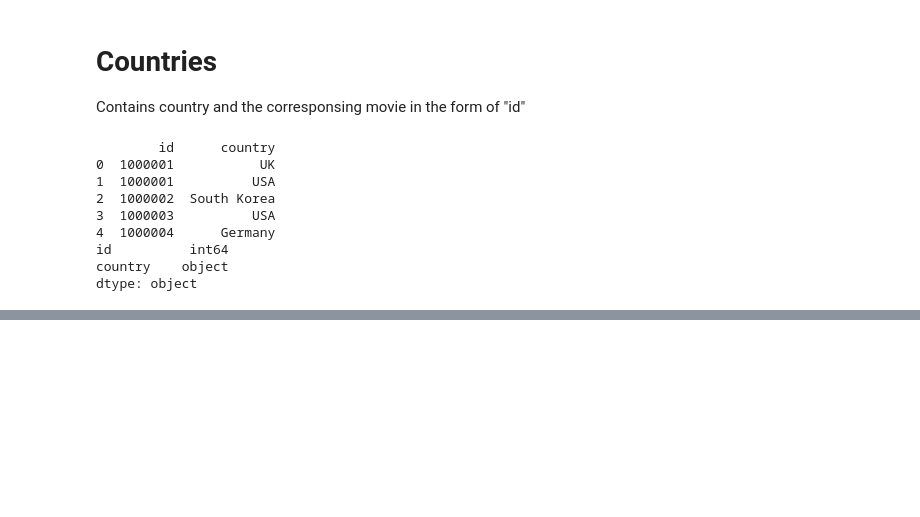
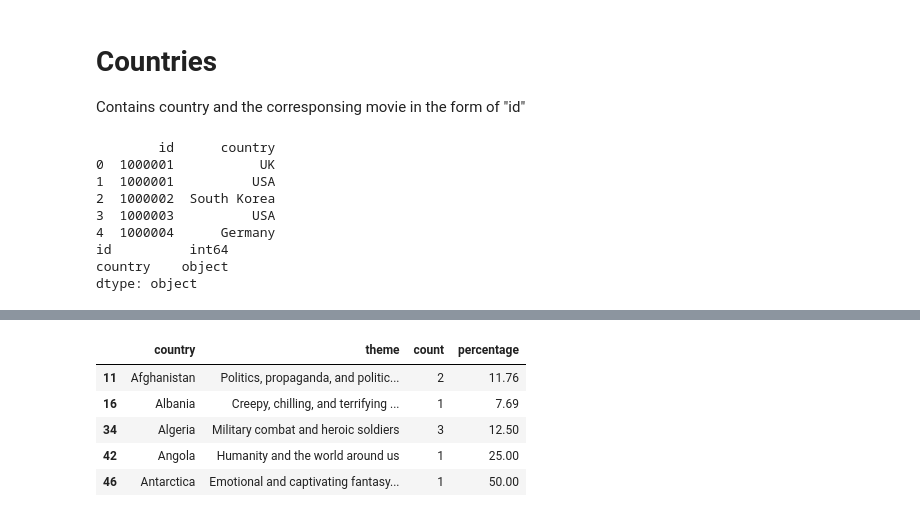
Before and after one commit to DasGewuerz/htw_letterboxd, a Jupyter notebook: letterboxd.ipynb, the cells around one changed output, grey strips where cells are left out. Drawn from its saved outputs; the diff is of its cells as text; code cells hidden in the pictures; blank space fills up the shorter version.

```diff
--- a/letterboxd.ipynb
+++ b/letterboxd.ipynb
@@ -631,0 +1039,3 @@ plt.show()
+# %%
+df_themes = pd.read_csv("letterboxd/themes.csv")
+df_themes.head()
@@ -631,0 +1049,24 @@ plt.show()
+# %%
+merged_df = pd.merge(df_themes, countries, on='id')
+grouped_df = merged_df.groupby(['country', 'theme']).size().reset_index(name='count')
+idx = grouped_df.groupby(['country'])['count'].transform(max) == grouped_df['count']
+highest_count_themes = grouped_df[idx]
+total_movies_per_country = grouped_df.groupby('country')['count'].sum()
+highest_count_themes['percentage'] = highest_count_themes.apply(
+    lambda row: (row['count'] / total_movies_per_country[row['country']]) * 100,
+    axis=1
+)
+# %%
+# Drop duplicates keeping the one with the highest count and then the one with the highest alphabetical order theme name
+highest_count_themes = highest_count_themes.sort_values(['country', 'count', 'theme'], ascending=[True, False, True]) \
+    .drop_duplicates(subset=['country'])
+highest_count_themes['percentage'] = highest_count_themes['percentage'].round(2)
+# %%
+highest_count_themes.head()
+# %% [output]
+|  | country | theme | count | percentage |
+| 11 | Afghanistan | Politics, propaganda, and politic... | 2 | 11.76 |
+| 16 | Albania | Creepy, chilling, and terrifying ... | 1 | 7.69 |
+| 34 | Algeria | Military combat and heroic soldiers | 3 | 12.50 |
+| 42 | Angola | Humanity and the world around us | 1 | 25.00 |
+| 46 | Antarctica | Emotional and captivating fantasy... | 1 | 50.00 |
```
Also changed, not shown: parts of 64 cells of this notebook.
